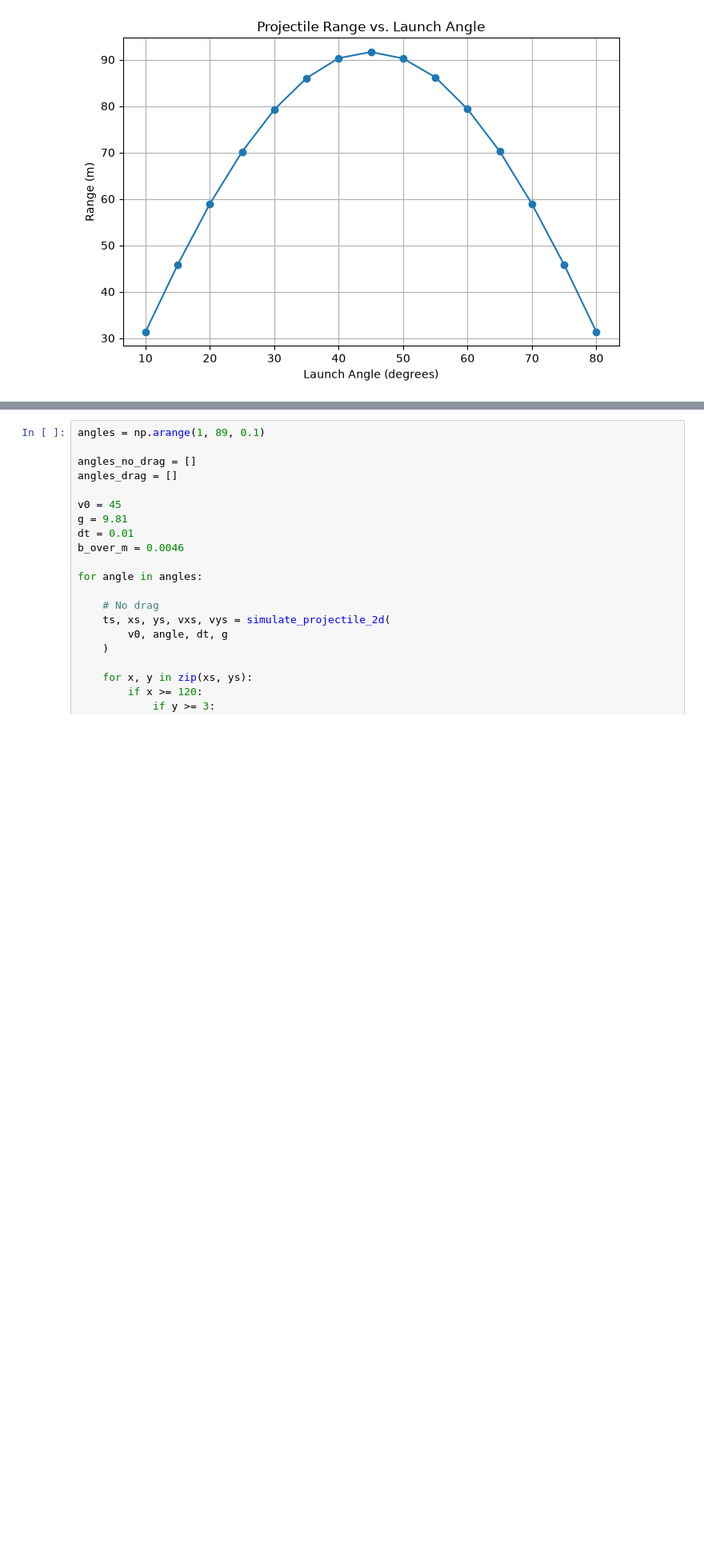
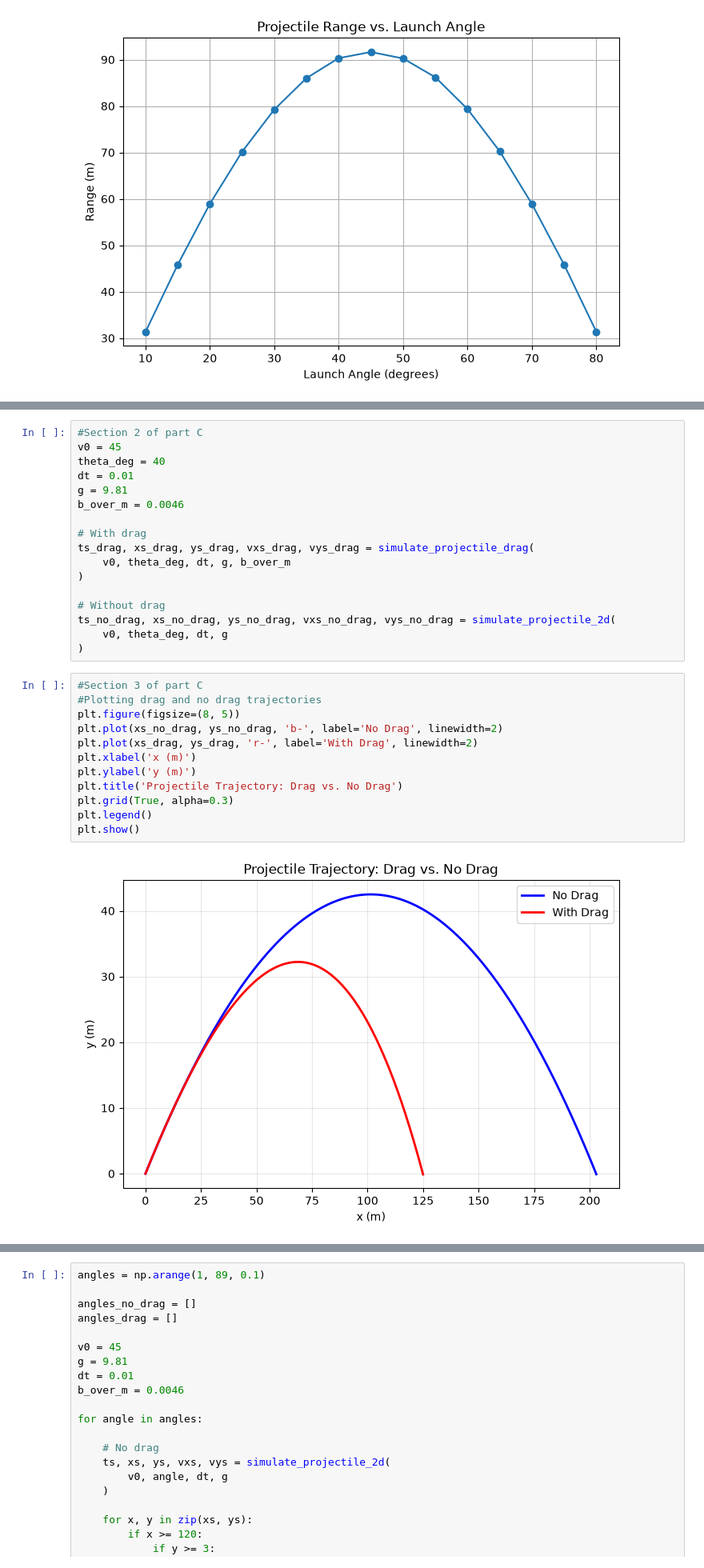
Before and after one commit to blannerd-png/phys311, a Jupyter notebook: labs/lab01/lab01_projectile.ipynb, the cells around one changed output, grey strips where cells are left out. Shown at 80% size. Cells and saved outputs as stored; diff of their text form; blank space fills up the shorter version.

```diff
--- a/labs/lab01/lab01_projectile.ipynb
+++ b/labs/lab01/lab01_projectile.ipynb
@@ -195,3 +327,34 @@ def simulate_projectile_drag(v0, theta_deg, dt, g, b_over_m):
         vys.append(vy)
 
     return np.array(ts), np.array(xs), np.array(ys), np.array(vxs), np.array(vys)
+# %%
+#Section 2 of part C
+v0 = 45
+theta_deg = 40
+dt = 0.01
+g = 9.81
+b_over_m = 0.0046
+
+# With drag
+ts_drag, xs_drag, ys_drag, vxs_drag, vys_drag = simulate_projectile_drag(
+    v0, theta_deg, dt, g, b_over_m
+)
+
+# Without drag
+ts_no_drag, xs_no_drag, ys_no_drag, vxs_no_drag, vys_no_drag = simulate_projectile_2d(
+    v0, theta_deg, dt, g
+)
+# %%
+#Section 3 of part C
+#Plotting drag and no drag trajectories
+plt.figure(figsize=(8, 5))
+plt.plot(xs_no_drag, ys_no_drag, 'b-', label='No Drag', linewidth=2)
+plt.plot(xs_drag, ys_drag, 'r-', label='With Drag', linewidth=2)
+plt.xlabel('x (m)')
+plt.ylabel('y (m)')
+plt.title('Projectile Trajectory: Drag vs. No Drag')
+plt.grid(True, alpha=0.3)
+plt.legend()
+plt.show()
+# %% [output]
+[figure, added]
```
Also changed, not shown: parts of 40 cells of this notebook.
